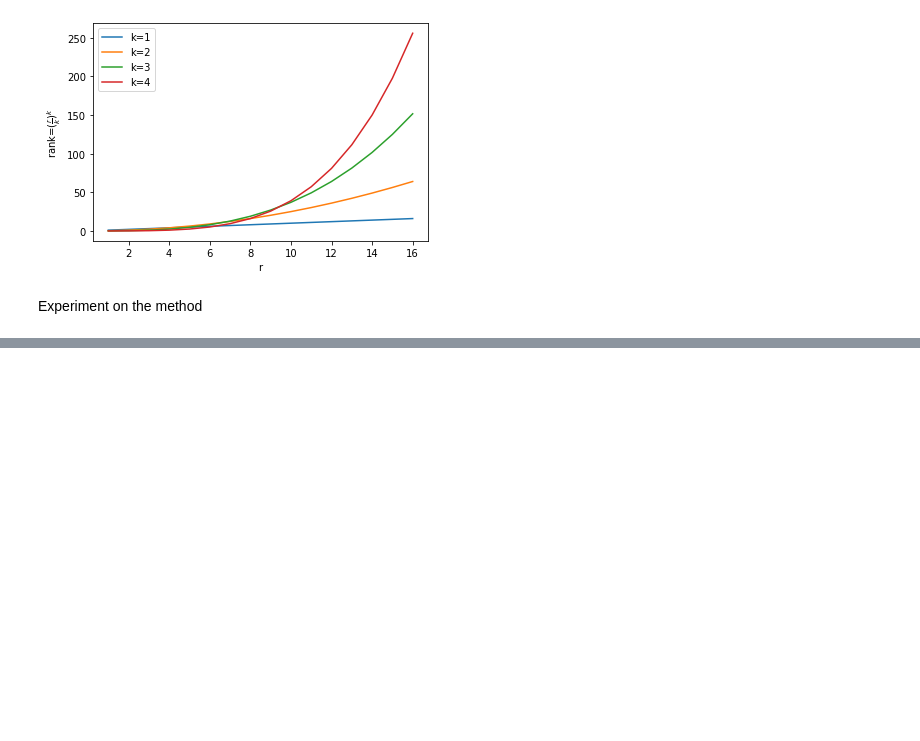
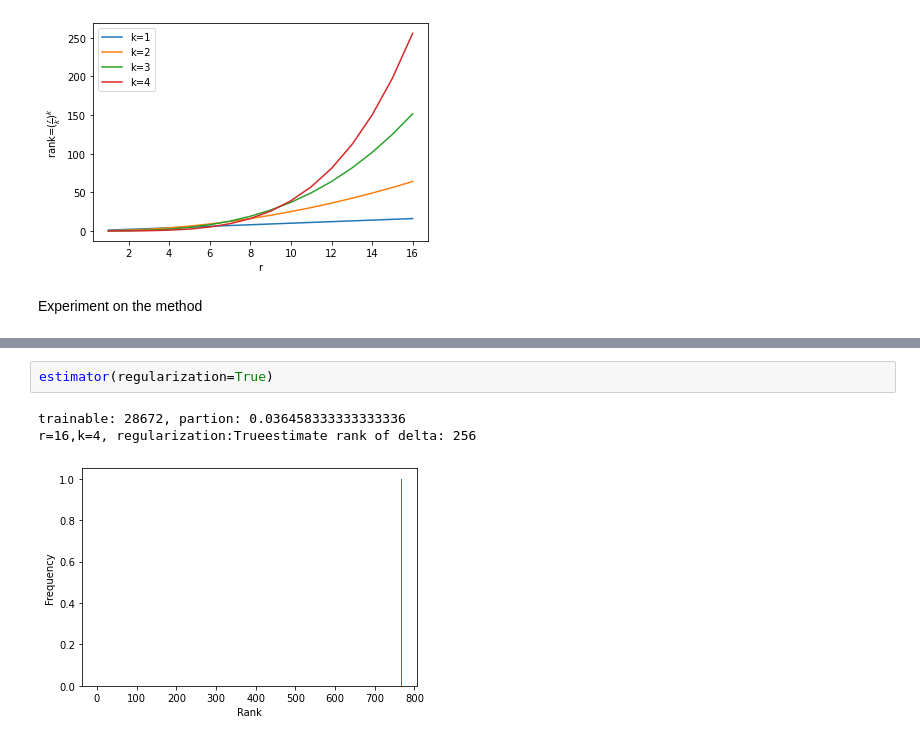
Before and after one commit to tic-top/MoreLoRA, a Jupyter notebook: test_mlora.ipynb, the cells around one changed output, grey strips where cells are left out. Drawn from its saved outputs; the diff is of its cells as text; blank space fills up the shorter version.

```diff
--- a/test_mlora.ipynb
+++ b/test_mlora.ipynb
@@ -65 +101,7 @@ def estimator(m_rows = 768, n_rows=1024, r=16, k=4, rugularization=False):
+# %%
+estimator(regularization=True)
+# %% [output]
+trainable: 28672, partion: 0.036458333333333336
+r=16,k=4, regularization:Trueestimate rank of delta: 256
+[figure, added]
 # %%
```
Also changed, not shown: parts of 4 cells of this notebook, 3 other files.
